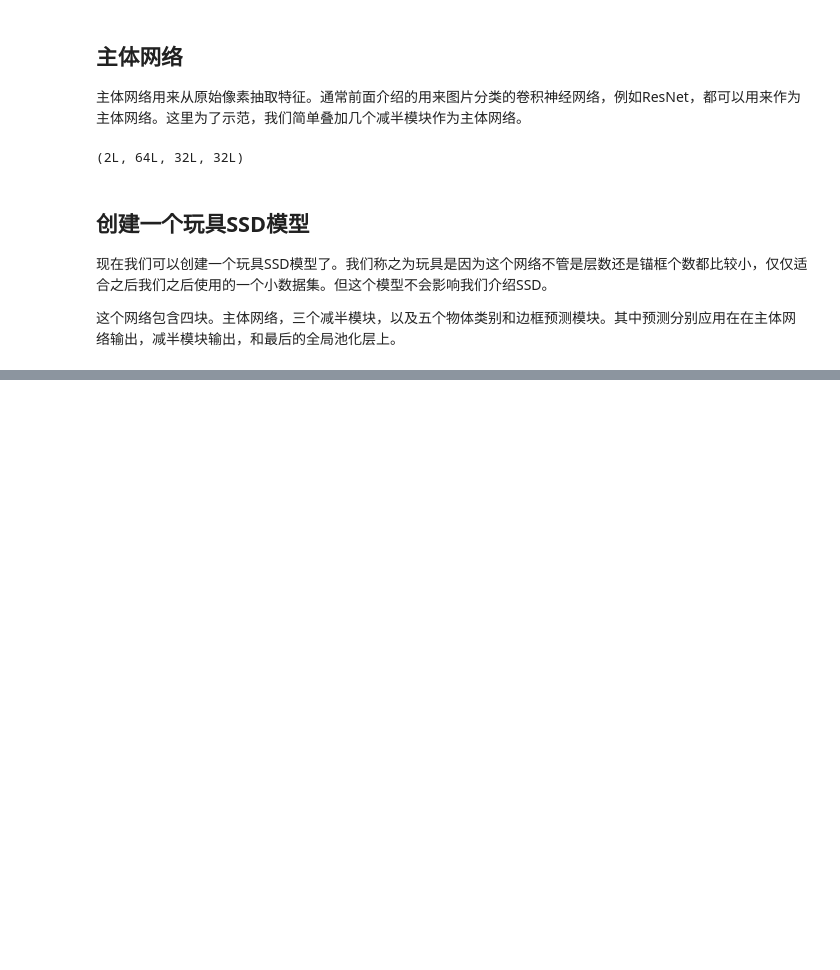
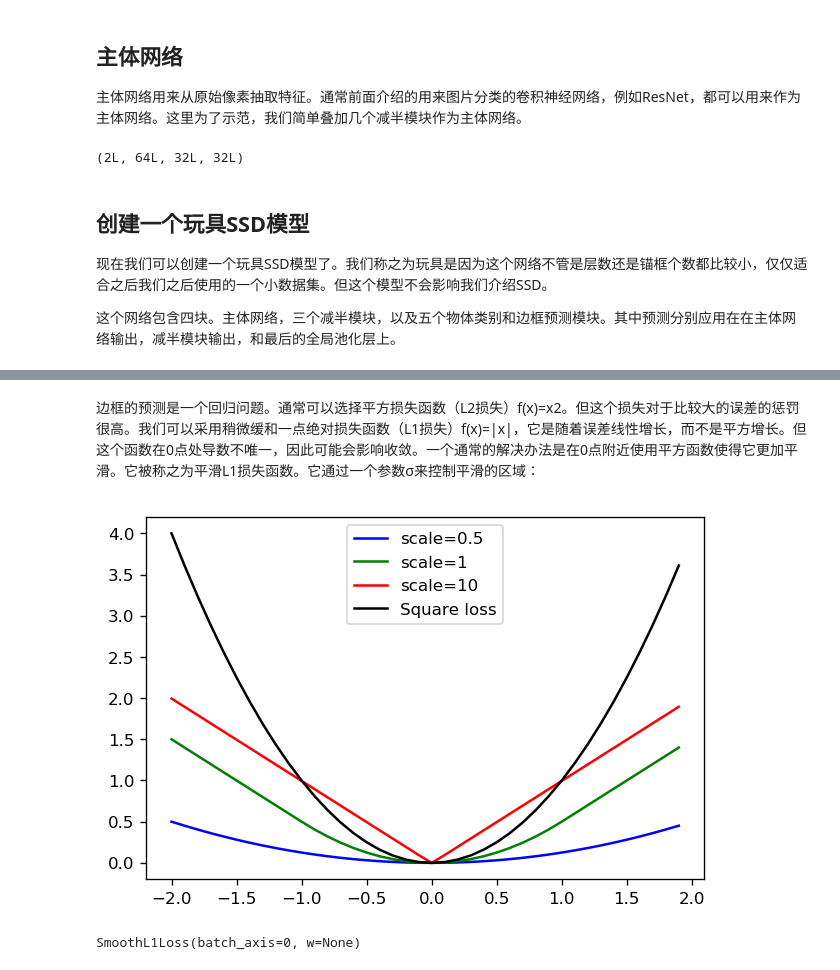
Before and after one commit to poodarchu/gluon_step_by_step, a Jupyter notebook: SSD_gluon.ipynb, the cells around one changed output, grey strips where cells are left out. Saved outputs shown, nothing was run; the diff lists cells and outputs as text; code cells hidden in the pictures; blank space fills up the shorter version.

```diff
--- a/SSD_gluon.ipynb
+++ b/SSD_gluon.ipynb
@@ -272,0 +399,25 @@ def toy_ssd_model(num_anchors, num_classes):
+# %% [markdown]
+边框的预测是一个回归问题。通常可以选择平方损失函数（L2损失）f(x)=x2。但这个损失对于比较大的误差的惩罚很高。我们可以采用稍微缓和一点绝对损失函数（L1损失）f(x)=|x|，它是随着误差线性增长，而不是平方增长。但这个函数在0点处导数不唯一，因此可能会影响收敛。一个通常的解决办法是在0点附近使用平方函数使得它更加平滑。它被称之为平滑L1损失函数。它通过一个参数σ来控制平滑的区域：
+# %%
+scales = [.5, 1, 10]
+x = nd.arange(-2, 2, 0.1)
+
+for i,s in enumerate(scales):
+    y = nd.smooth_l1(x, scalar=s)
+    plt.plot(x.asnumpy(), y.asnumpy(), color=colors[i])
+plt.plot(x.asnumpy(), (x**2).asnumpy(), color=colors[len(scales)])
+plt.legend(['scale='+str(s) for s in scales]+['Square loss'])
+plt.show()
+# %% [output]
+[figure, added]
+# %%
+class SmoothL1Loss(gluon.loss.Loss):
+    def __init__(self, batch_axis=0, **kwargs):
+        super(SmoothL1Loss, self).__init__(None, batch_axis, **kwargs)
+    def hybrid_forward(self, F, output, label, mask):
+        loss = F.smooth_l1((output-label)*mask, scalar=1.0)
+        return loss.mean(self._batch_axis, exclude=True)
+box_loss = SmoothL1Loss()
+box_loss
+# %% [output]
+SmoothL1Loss(batch_axis=0, w=None)
```
Also changed, not shown: parts of 19 cells of this notebook.
